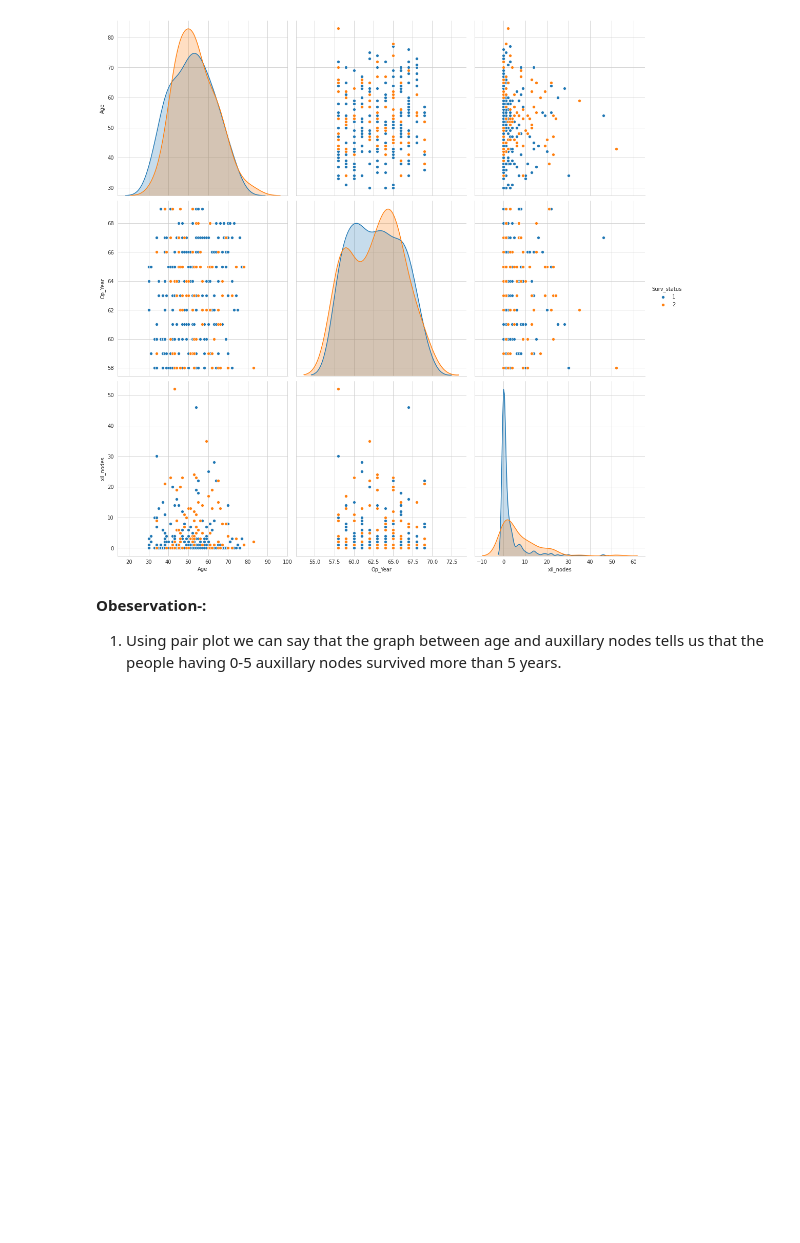
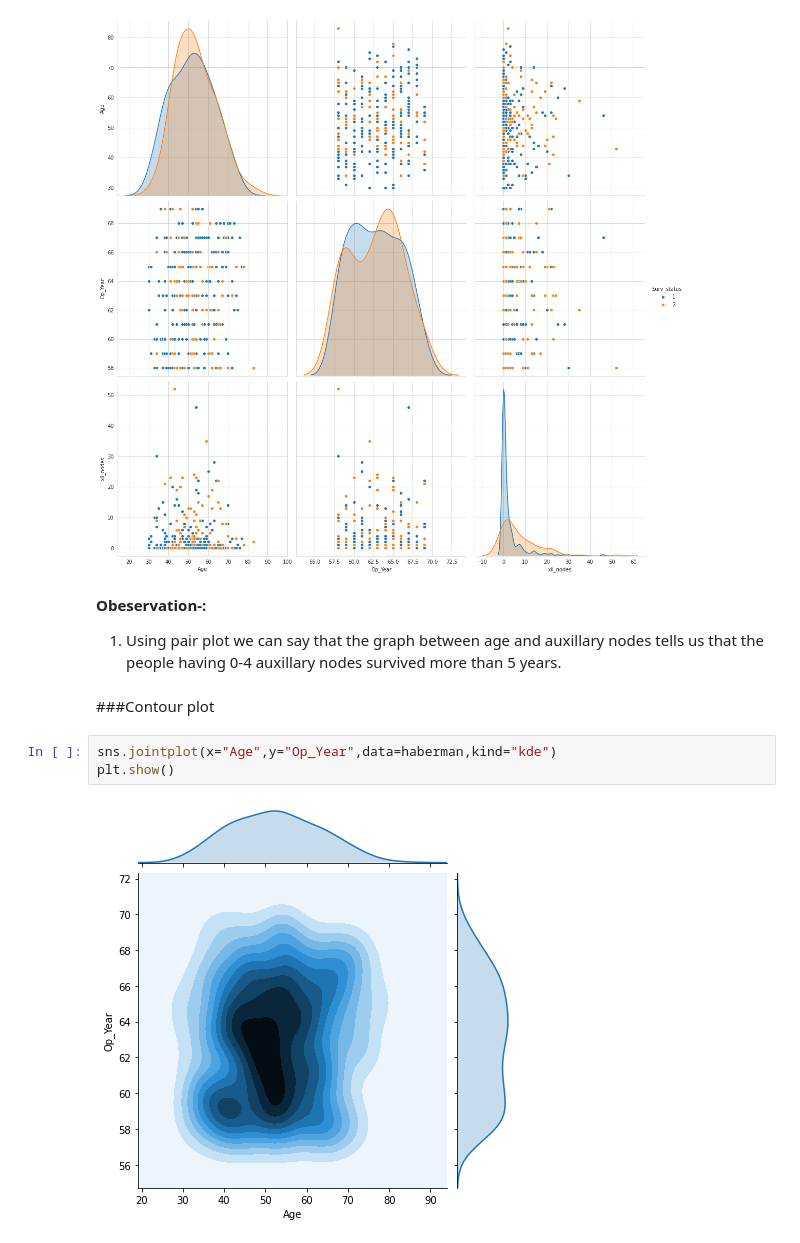
Before and after one commit to riddhi-jain/EDA-using-Haberman-Dataset, a Jupyter notebook: EDA_using_Haberman_Dataset.ipynb, the cells around one changed output. Drawn from its saved outputs; the diff is of its cells as text; blank space fills up the shorter version.

```diff
--- a/EDA_using_Haberman_Dataset.ipynb
+++ b/EDA_using_Haberman_Dataset.ipynb
@@ -260,4 +279,11 @@ sns.pairplot(haberman,hue="Surv_status",height=5)
 [figure]
 # %% [markdown]
 **Obeservation-:**
-1. Using pair plot we can say that the graph between age and auxillary nodes tells us that the people having 0-5 auxillary nodes survived more than 5 years.
+1. Using pair plot we can say that the graph between age and auxillary nodes tells us that the people having 0-4 auxillary nodes survived more than 5 years.
+# %% [markdown]
+###Contour plot
+# %%
+sns.jointplot(x="Age",y="Op_Year",data=haberman,kind="kde")
+plt.show()
+# %% [output]
+[figure, added]
```
Also changed, not shown: parts of 13 cells of this notebook.
